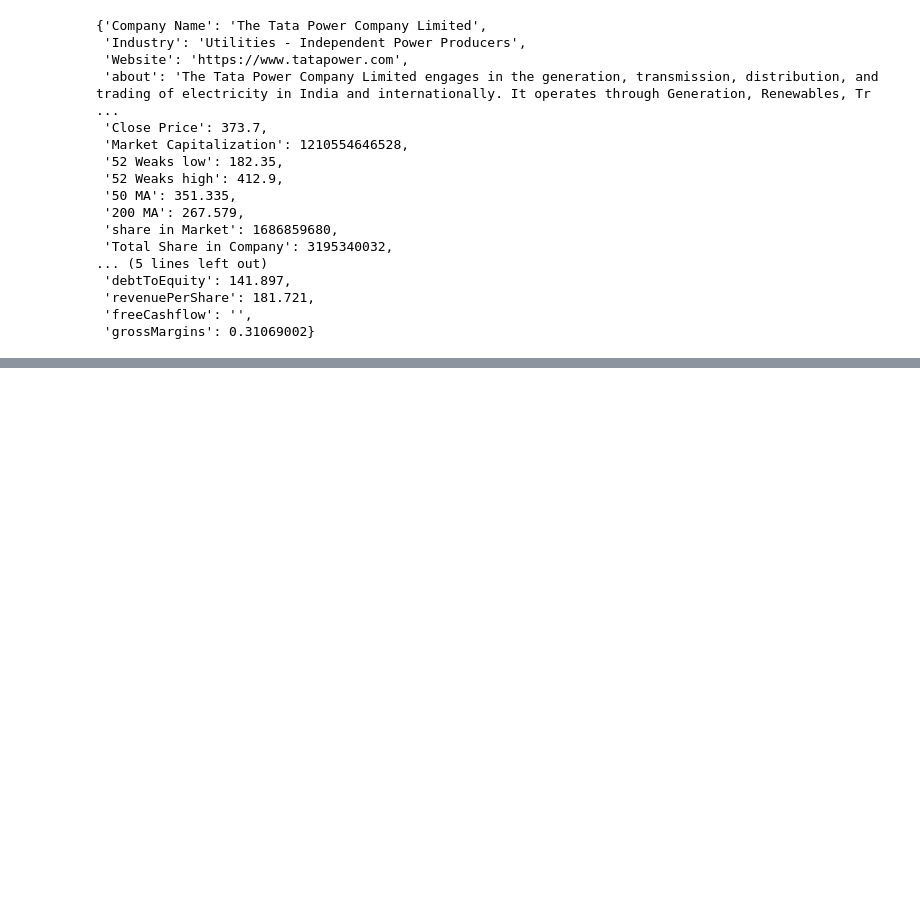
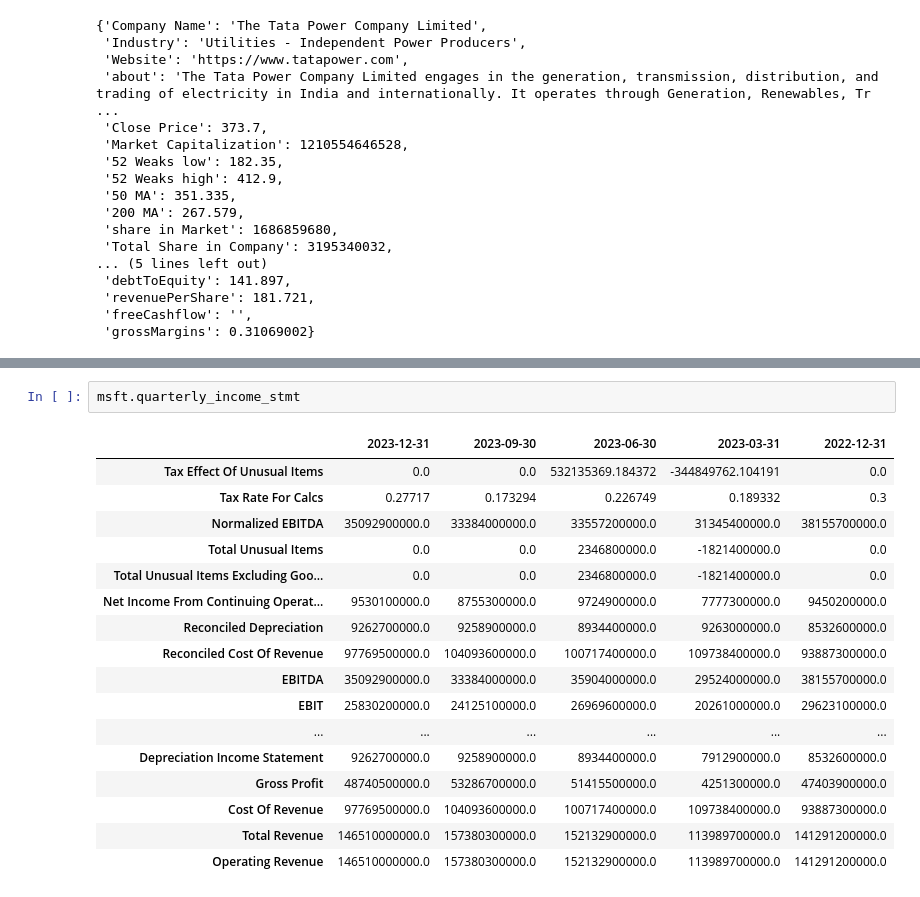
Before and after one commit to AmitJ2005/Market_Pulse_Analyzer-Web_Application, a Jupyter notebook: Jupyter Notebook files/Experiment files.ipynb, the cells around one changed output, grey strips where cells are left out. Saved outputs shown, nothing was run; the diff lists cells and outputs as text; blank space fills up the shorter version.

```diff
--- a/Jupyter Notebook files/Experiment files.ipynb
+++ b/Jupyter Notebook files/Experiment files.ipynb
@@ -226,0 +357,20 @@ general_info
+# %%
+msft.quarterly_income_stmt
+# %% [output]
+|  | 2023-12-31 | 2023-09-30 | 2023-06-30 | 2023-03-31 | 2022-12-31 |
+| Tax Effect Of Unusual Items | 0.0 | 0.0 | 532135369.184372 | -344849762.104191 | 0.0 |
+| Tax Rate For Calcs | 0.27717 | 0.173294 | 0.226749 | 0.189332 | 0.3 |
+| Normalized EBITDA | 35092900000.0 | 33384000000.0 | 33557200000.0 | 31345400000.0 | 38155700000.0 |
+| Total Unusual Items | 0.0 | 0.0 | 2346800000.0 | -1821400000.0 | 0.0 |
+| Total Unusual Items Excluding Goo... | 0.0 | 0.0 | 2346800000.0 | -1821400000.0 | 0.0 |
+| Net Income From Continuing Operat... | 9530100000.0 | 8755300000.0 | 9724900000.0 | 7777300000.0 | 9450200000.0 |
+| Reconciled Depreciation | 9262700000.0 | 9258900000.0 | 8934400000.0 | 9263000000.0 | 8532600000.0 |
+| Reconciled Cost Of Revenue | 97769500000.0 | 104093600000.0 | 100717400000.0 | 109738400000.0 | 93887300000.0 |
+| EBITDA | 35092900000.0 | 33384000000.0 | 35904000000.0 | 29524000000.0 | 38155700000.0 |
+| EBIT | 25830200000.0 | 24125100000.0 | 26969600000.0 | 20261000000.0 | 29623100000.0 |
+| ... | ... | ... | ... | ... | ... |
+| Depreciation Income Statement | 9262700000.0 | 9258900000.0 | 8934400000.0 | 7912900000.0 | 8532600000.0 |
+| Gross Profit | 48740500000.0 | 53286700000.0 | 51415500000.0 | 4251300000.0 | 47403900000.0 |
+| Cost Of Revenue | 97769500000.0 | 104093600000.0 | 100717400000.0 | 109738400000.0 | 93887300000.0 |
+| Total Revenue | 146510000000.0 | 157380300000.0 | 152132900000.0 | 113989700000.0 | 141291200000.0 |
+| Operating Revenue | 146510000000.0 | 157380300000.0 | 152132900000.0 | 113989700000.0 | 141291200000.0 |
```
Also changed, not shown: parts of 14 cells of this notebook, 5 other files.
